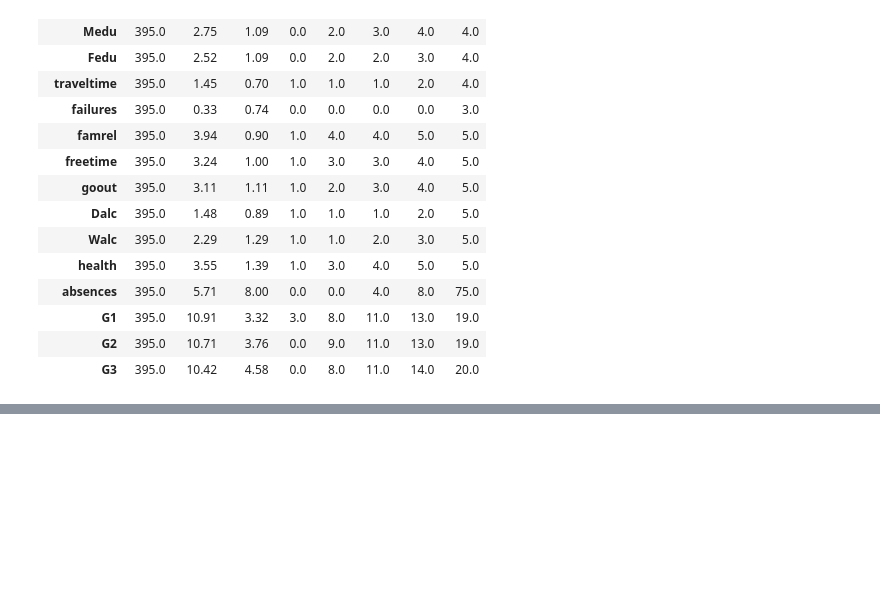
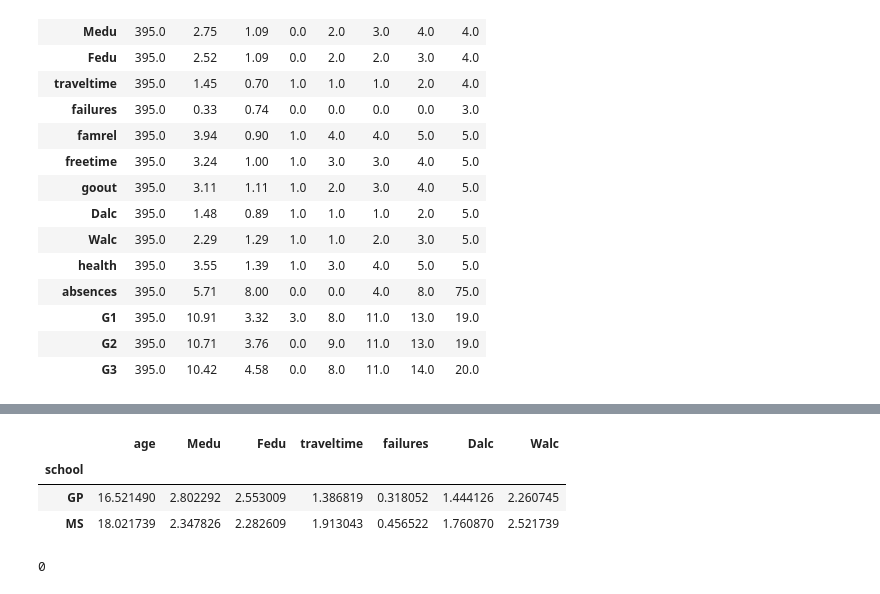
Before and after one commit to latifkara/dataScienceProjects, a Jupyter notebook: School_Conumption/SchoolConsumption.ipynb, the cells around one changed output, grey strips where cells are left out. Cells and saved outputs as stored; diff of their text form; code cells hidden in the pictures; blank space fills up the shorter version.

```diff
--- a/School_Conumption/SchoolConsumption.ipynb
+++ b/School_Conumption/SchoolConsumption.ipynb
@@ -26,6 +26,8 @@ school_df['location'].value_counts()
 Urban    307
 Rural     88
 Name: location, dtype: int64
+# %%
+parameters = ['school','sex', 'age','famsize', 'Pstatus','Medu', 'Fedu', 'traveltime', 'failures']
 # %%
 school_df.groupby('location')['school','sex', 'age','famsize', 'Pstatus','Medu', 'Fedu', 'traveltime', 'failures'].mean()
 # %% [output]
@@ -75,0 +83,11 @@ school_df.describe().T.round(2)
+# %%
+school_df.groupby('school')[parameters+['Dalc', 'Walc']].mean()
+# %% [output]
+|  | age | Medu | Fedu | traveltime | failures | Dalc | Walc |
+| school |  |  |  |  |  |  |  |
+| GP | 16.521490 | 2.802292 | 2.553009 | 1.386819 | 0.318052 | 1.444126 | 2.260745 |
+| MS | 18.021739 | 2.347826 | 2.282609 | 1.913043 | 0.456522 | 1.760870 | 2.521739 |
+# %%
+school_df.isnull().values.sum()
+# %% [output]
+0
```
Also changed, not shown: parts of 1 cell of this notebook.
